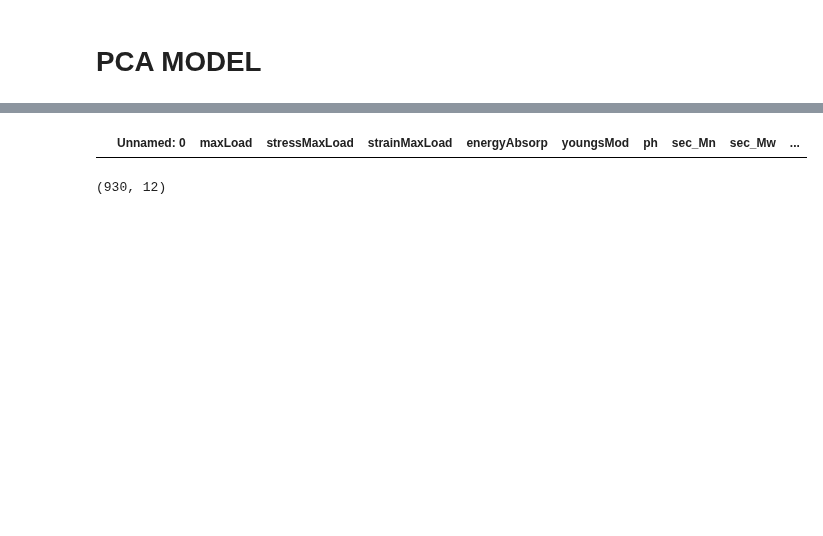
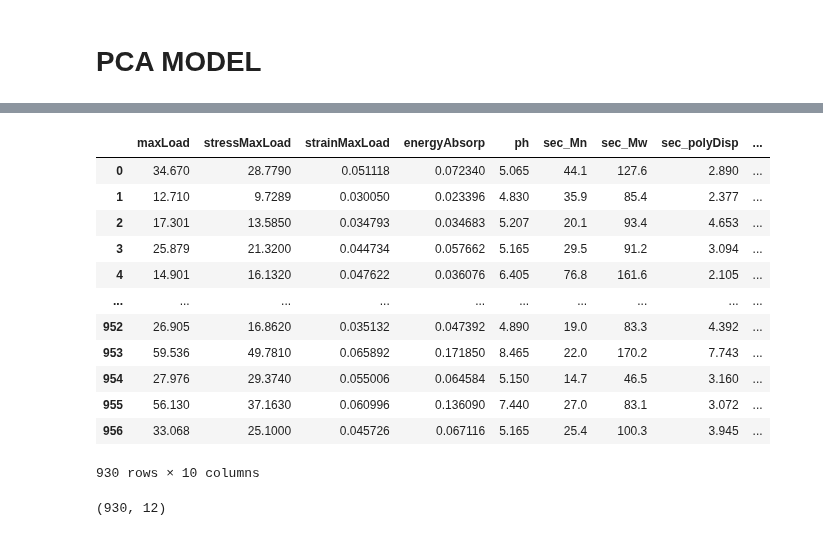
Before and after one commit to hujingc/umsi_loc_anc, a Jupyter notebook: Starting_PCA_Model.ipynb, the cells around one changed output, grey strips where cells are left out. Drawn from its saved outputs; the diff is of its cells as text; code cells hidden in the pictures; blank space fills up the shorter version.

```diff
--- a/Starting_PCA_Model.ipynb
+++ b/Starting_PCA_Model.ipynb
@@ -26,8 +26,21 @@ initData.head()
 | 4 | 4 | 14.901 | 16.1320 | 0.047622 | 0.036076 | 1798.6 | 6.405 | 76.8 | 161.6 | ... |
 # %%
 initData[initData.isnull().any(axis=1)].head()
+initData.drop(columns = ['youngsMod', 'Unnamed: 0'])
 # %% [output]
-|  | Unnamed: 0 | maxLoad | stressMaxLoad | strainMaxLoad | energyAbsorp | youngsMod | ph | sec_Mn | sec_Mw | ... |
+|  | maxLoad | stressMaxLoad | strainMaxLoad | energyAbsorp | ph | sec_Mn | sec_Mw | sec_polyDisp | ... |
+| 0 | 34.670 | 28.7790 | 0.051118 | 0.072340 | 5.065 | 44.1 | 127.6 | 2.890 | ... |
+| 1 | 12.710 | 9.7289 | 0.030050 | 0.023396 | 4.830 | 35.9 | 85.4 | 2.377 | ... |
+| 2 | 17.301 | 13.5850 | 0.034793 | 0.034683 | 5.207 | 20.1 | 93.4 | 4.653 | ... |
+| 3 | 25.879 | 21.3200 | 0.044734 | 0.057662 | 5.165 | 29.5 | 91.2 | 3.094 | ... |
+| 4 | 14.901 | 16.1320 | 0.047622 | 0.036076 | 6.405 | 76.8 | 161.6 | 2.105 | ... |
+| ... | ... | ... | ... | ... | ... | ... | ... | ... | ... |
+| 952 | 26.905 | 16.8620 | 0.035132 | 0.047392 | 4.890 | 19.0 | 83.3 | 4.392 | ... |
+| 953 | 59.536 | 49.7810 | 0.065892 | 0.171850 | 8.465 | 22.0 | 170.2 | 7.743 | ... |
+| 954 | 27.976 | 29.3740 | 0.055006 | 0.064584 | 5.150 | 14.7 | 46.5 | 3.160 | ... |
+| 955 | 56.130 | 37.1630 | 0.060996 | 0.136090 | 7.440 | 27.0 | 83.1 | 3.072 | ... |
+| 956 | 33.068 | 25.1000 | 0.045726 | 0.067116 | 5.165 | 25.4 | 100.3 | 3.945 | ... |
+930 rows × 10 columns
 # %%
 initData = initData.dropna()
 initData.shape
```
Also changed, not shown: parts of 8 cells of this notebook.
